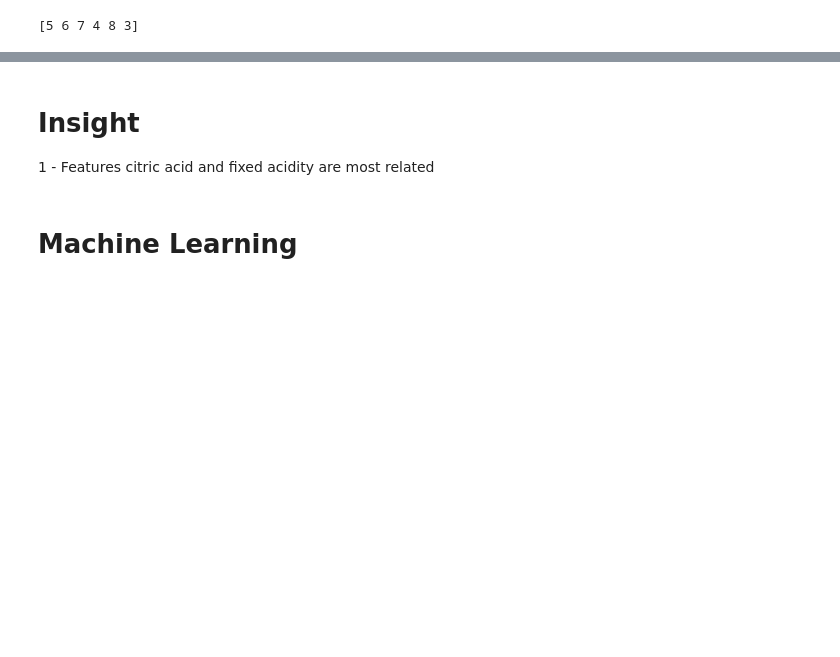
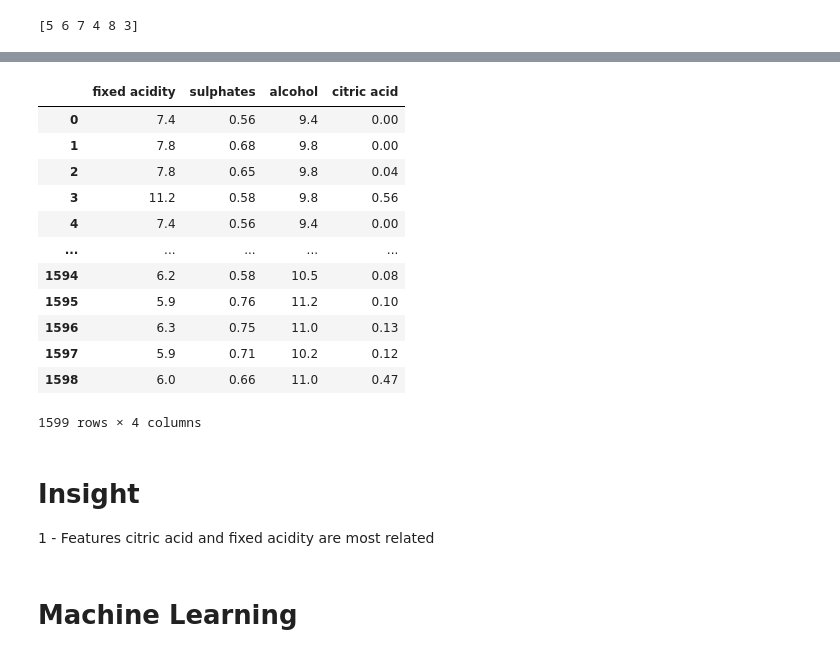
Before and after one commit to IbtihajT/wine_quality_-analysis_and_prediction, a Jupyter notebook: analysis.ipynb, the cells around one changed output, grey strips where cells are left out. Cells and saved outputs as stored; diff of their text form; code cells hidden in the pictures; blank space fills up the shorter version.

```diff
--- a/analysis.ipynb
+++ b/analysis.ipynb
@@ -148,0 +176,24 @@ print(data1.quality.unique())
+# %%
+pearson_selected = pearson_corr["quality"].sort_values(ascending=False)[:5].index.values.tolist()
+kendall_selected = kendall_corr["quality"].sort_values(ascending=False)[:5].index.values.tolist()
+spearman_selected = spearman_corr["quality"].sort_values(ascending=False)[:5].index.values.tolist()
+all_features = pearson_selected + kendall_selected + spearman_selected
+unique_features = set(all_features)
+# %%
+features = data1[unique_features].drop("quality", axis=1)
+target = data1[unique_features]["quality"].to_frame()
+features
+# %% [output]
+|  | fixed acidity | sulphates | alcohol | citric acid |
+| 0 | 7.4 | 0.56 | 9.4 | 0.00 |
+| 1 | 7.8 | 0.68 | 9.8 | 0.00 |
+| 2 | 7.8 | 0.65 | 9.8 | 0.04 |
+| 3 | 11.2 | 0.58 | 9.8 | 0.56 |
+| 4 | 7.4 | 0.56 | 9.4 | 0.00 |
+| ... | ... | ... | ... | ... |
+| 1594 | 6.2 | 0.58 | 10.5 | 0.08 |
+| 1595 | 5.9 | 0.76 | 11.2 | 0.10 |
+| 1596 | 6.3 | 0.75 | 11.0 | 0.13 |
+| 1597 | 5.9 | 0.71 | 10.2 | 0.12 |
+| 1598 | 6.0 | 0.66 | 11.0 | 0.47 |
+1599 rows × 4 columns
```
Also changed, not shown: parts of 13 cells of this notebook.
